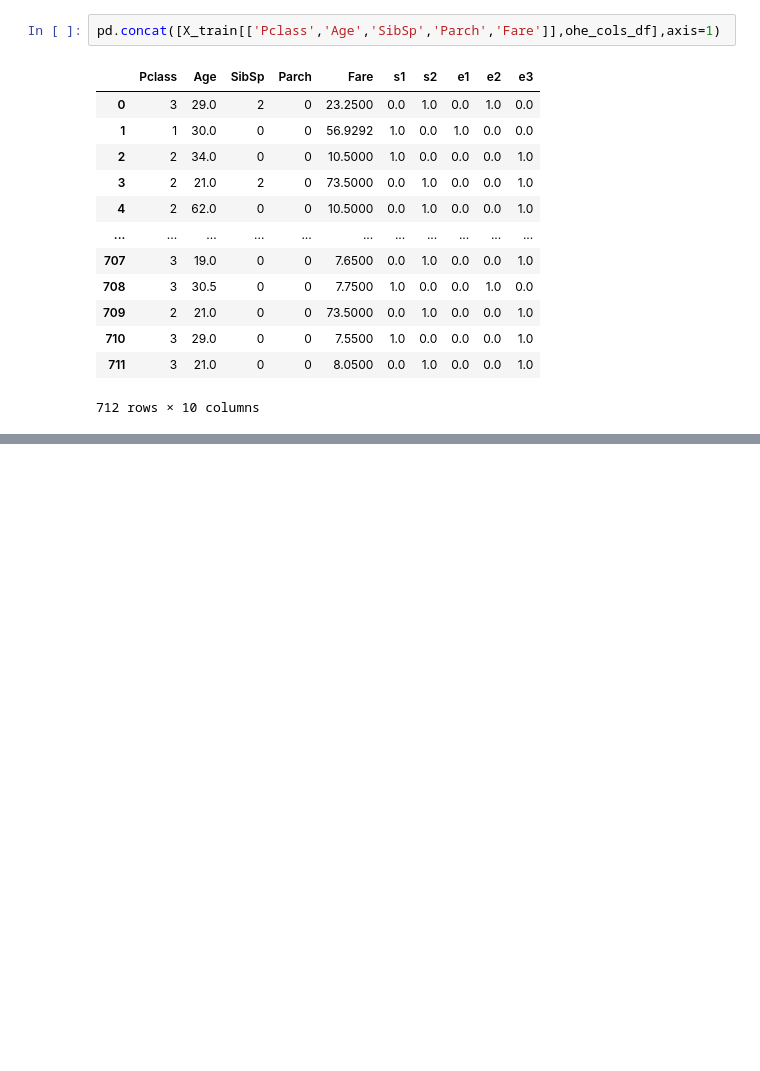
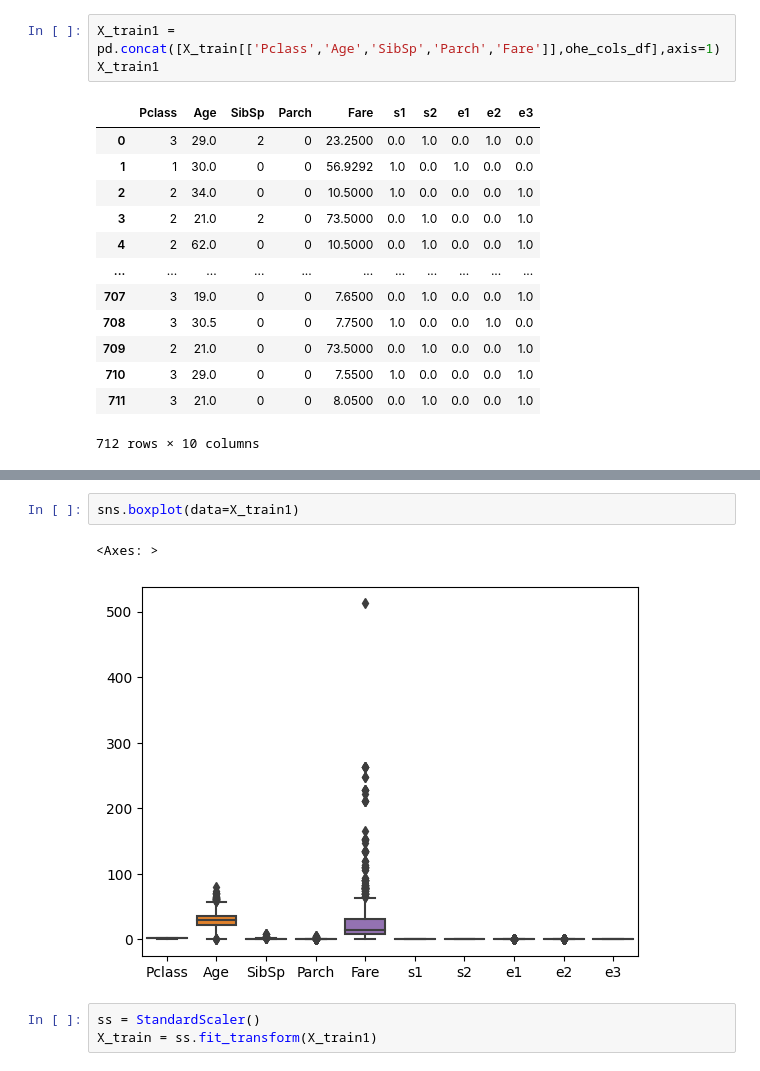
Before and after one commit to ShreeKeshavan/Machine_Learning, a Jupyter notebook: Case_study_1.ipynb, the cells around one changed output, grey strips where cells are left out. Cells and saved outputs as stored; diff of their text form; blank space fills up the shorter version.

```diff
--- a/Case_study_1.ipynb
+++ b/Case_study_1.ipynb
@@ -266,7 +268,8 @@ X_train
 | 711 | 3 | male | 21.0 | 0 | 0 | 8.0500 | S |
 712 rows × 7 columns
 # %%
-pd.concat([X_train[['Pclass','Age','SibSp','Parch','Fare']],ohe_cols_df],axis=1)
+X_train1 = pd.concat([X_train[['Pclass','Age','SibSp','Parch','Fare']],ohe_cols_df],axis=1)
+X_train1
 # %% [output]
 |  | Pclass | Age | SibSp | Parch | Fare | s1 | s2 | e1 | e2 | e3 |
 | 0 | 3 | 29.0 | 2 | 0 | 23.2500 | 0.0 | 1.0 | 0.0 | 1.0 | 0.0 |
@@ -283,0 +344,8 @@ pd.concat([X_train[['Pclass','Age','SibSp','Parch','Fare']],ohe_cols_df],axis=1)
+# %%
+sns.boxplot(data=X_train1)
+# %% [output]
+<Axes: >
+[figure, added]
+# %%
+ss = StandardScaler()
+X_train = ss.fit_transform(X_train1)
```
Also changed, not shown: parts of 9 cells of this notebook.
